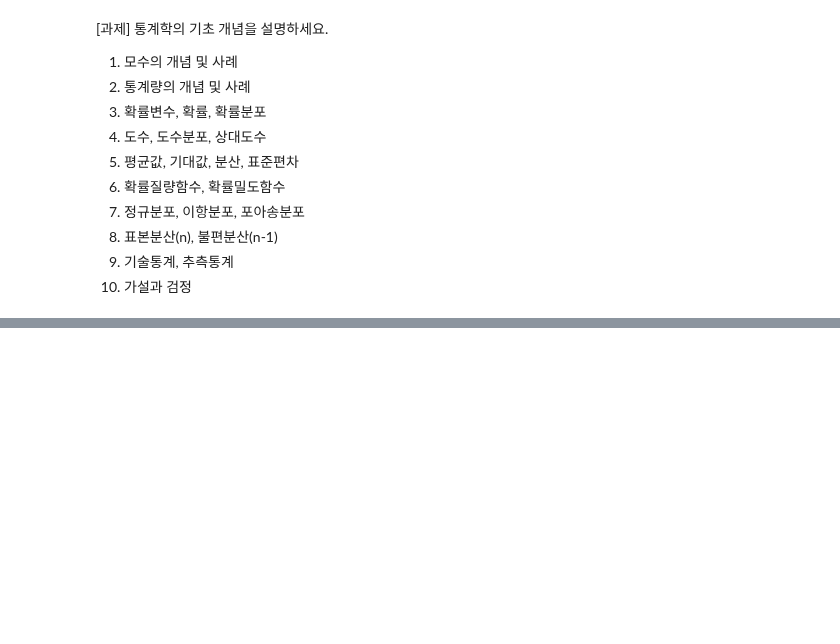
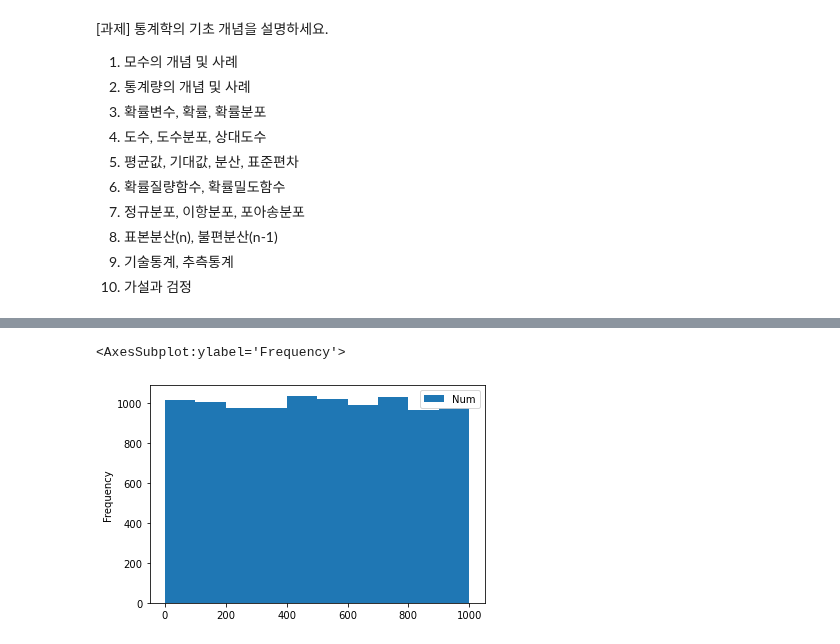
Before and after one commit to bnv20/kdt3, a Jupyter notebook: 시각화1_guide.ipynb, the cells around one changed output, grey strips where cells are left out. Saved outputs shown, nothing was run; the diff lists cells and outputs as text; code cells hidden in the pictures; blank space fills up the shorter version.

```diff
--- a/시각화1_guide.ipynb
+++ b/시각화1_guide.ipynb
@@ -250,0 +375,7 @@ df_auto.head()
+# %%
+# 0부터 1000사이의 균일분포를 이루는 난수 생성
+data = np.random.rand(10000)*1000
+data[:10]
+df = pd.DataFrame(data,columns=['Num'])
+print(df.head())
+df.describe()
@@ -250,0 +398,5 @@ df_auto.head()
+# %%
+df.plot(kind='hist')
+# %% [output]
+<AxesSubplot:ylabel='Frequency'>
+[figure, added]
```
Also changed, not shown: parts of 38 cells of this notebook, 1 other file.
